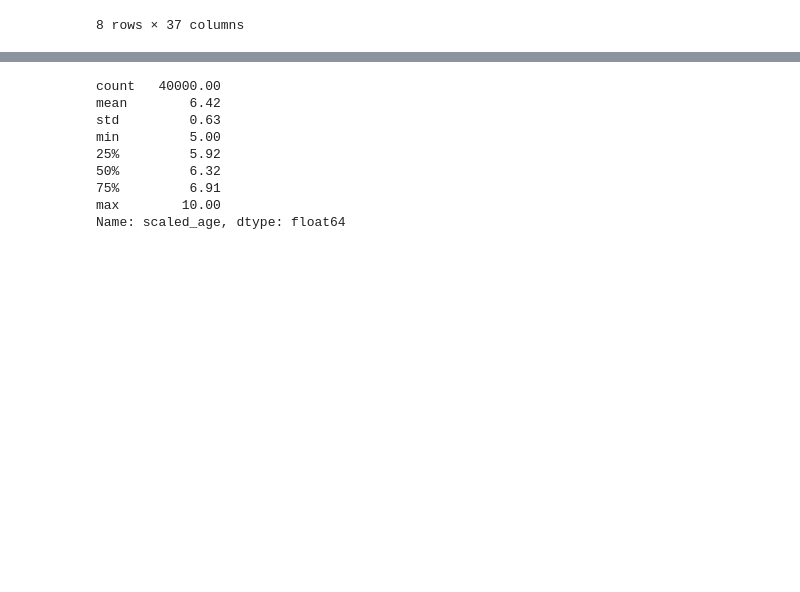
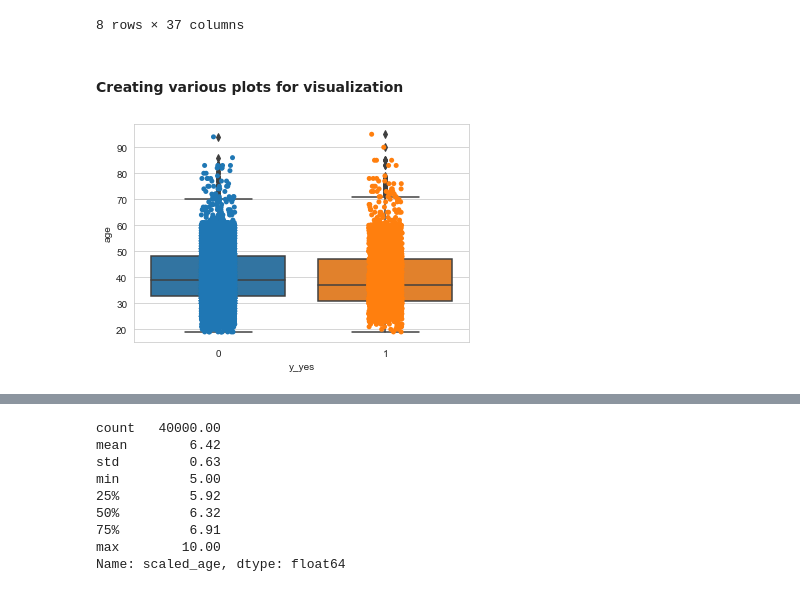
Before and after one commit to vidya2901/aUvqrX70jsiaP6fh, a Jupyter notebook: Term_Deposit_Marketing-rev1.ipynb, the cells around one changed output, grey strips where cells are left out. Drawn from its saved outputs; the diff is of its cells as text; code cells hidden in the pictures; blank space fills up the shorter version.

```diff
--- a/Term_Deposit_Marketing-rev1.ipynb
+++ b/Term_Deposit_Marketing-rev1.ipynb
@@ -81,0 +70,7 @@ memory usage: 4.3+ MB
+# %%
+#creating age groups for visualization
+cut_labels = ['age_18_25', 'age_26_33', 'age_34_41', 'age_42_49','age_50_57', 'age_58_65', 'age_66_73', 'age_74_89','age_90&abv']
+cut_bins = [18, 25, 33, 41, 49, 57, 65, 73, 89, 100]
+data['age_categ'] = pd.cut(data['age'], bins=cut_bins, labels=cut_labels)
+
+data.tail(5)
@@ -81,0 +84,7 @@ memory usage: 4.3+ MB
+# %%
+#creating campaign groups for visualization
+cut_labels1 = ['camp_1_5', 'camp_6_10', 'camp_11_15', 'camp_16_30','camp_31_50', 'camp_51_65']
+cut_bins1 = [0, 5, 10, 15, 30, 50, 65]
+data['camp_categ'] = pd.cut(data['campaign'], bins=cut_bins1, labels=cut_labels1)
+
+data.tail(5)
@@ -91,7 +109,7 @@ data_month = pd.get_dummies(data['month'], prefix = 'month', prefix_sep = '_', d
 data_y = pd.get_dummies(data['y'], prefix = 'y', prefix_sep = '_', drop_first = True)
 # %%
 # Concat original data frame and dummy columns
-data_dc = data.drop(columns = ['job', 'marital', 'education', 'default', 'housing', 'loan', 'contact', 'month', 'y'])
+data_dc = data.drop(columns = ['job', 'marital', 'education', 'default', 'housing', 'loan', 'contact', 'month', 'y','age_categ','camp_categ'])
 data_dc = pd.concat([data_dc, data_job, data_marital, data_education, data_default, data_housing, data_loan, data_contact, data_month, data_y], axis = 1)
 # %%
 data_dc.describe()
@@ -106,3 +124,12 @@ data_dc.describe()
 | 75% | 48.00 | 1319.00 | 21.00 | 313.00 | 3.00 | 0.00 | 0.00 | 0.00 | ... |
 | max | 95.00 | 102127.00 | 31.00 | 4918.00 | 63.00 | 1.00 | 1.00 | 1.00 | ... |
 8 rows × 37 columns
+# %% [markdown]
+#### Creating various plots for visualization
+# %%
+#age and deposit
+sns.set_style('whitegrid')
+ax= sns.boxplot(x='y_yes',y='age', data=data_dc)
+ax = sns.stripplot(x='y_yes',y='age', data=data_dc)
+# %% [output]
+[figure, added]
```
Also changed, not shown: parts of 122 cells of this notebook.
